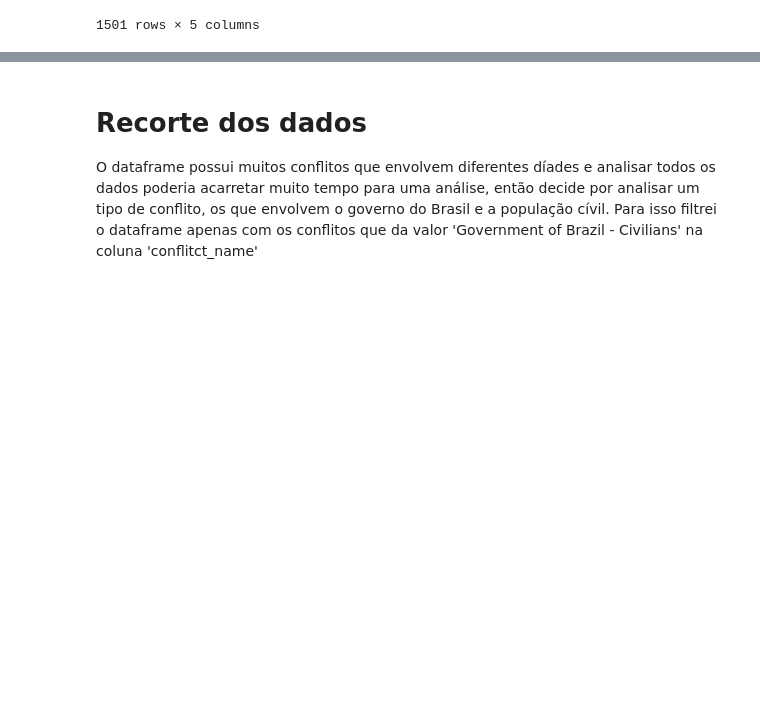
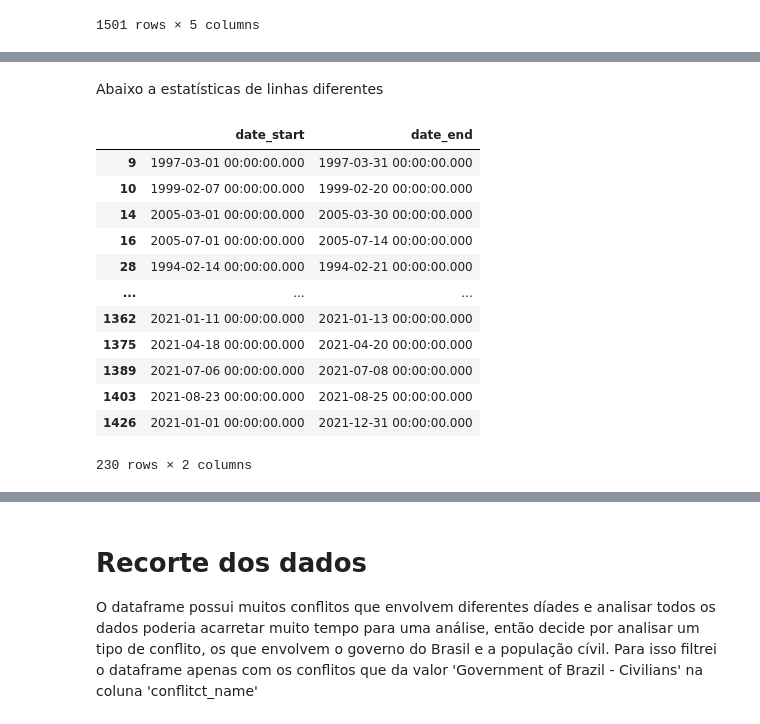
Before and after one commit to AlvaroSampaio/Brazilian-Lethal-violence, a Jupyter notebook: 01EDA.ipynb, the cells around one changed output, grey strips where cells are left out. Drawn from its saved outputs; the diff is of its cells as text; code cells hidden in the pictures; blank space fills up the shorter version.

```diff
--- a/01EDA.ipynb
+++ b/01EDA.ipynb
@@ -322,0 +340,20 @@ df = df.drop(columns=['source_article'])
+# %% [markdown]
+Abaixo a estatísticas de linhas diferentes
+# %%
+# Filter and display rows where 'dates_equal' is False
+df_dates_not_equal = df.loc[~df['dates_equal'], ['date_start', 'date_end']]
+df_dates_not_equal
+# %% [output]
+|  | date_start | date_end |
+| 9 | 1997-03-01 00:00:00.000 | 1997-03-31 00:00:00.000 |
+| 10 | 1999-02-07 00:00:00.000 | 1999-02-20 00:00:00.000 |
+| 14 | 2005-03-01 00:00:00.000 | 2005-03-30 00:00:00.000 |
+| 16 | 2005-07-01 00:00:00.000 | 2005-07-14 00:00:00.000 |
+| 28 | 1994-02-14 00:00:00.000 | 1994-02-21 00:00:00.000 |
+| ... | ... | ... |
+| 1362 | 2021-01-11 00:00:00.000 | 2021-01-13 00:00:00.000 |
+| 1375 | 2021-04-18 00:00:00.000 | 2021-04-20 00:00:00.000 |
+| 1389 | 2021-07-06 00:00:00.000 | 2021-07-08 00:00:00.000 |
+| 1403 | 2021-08-23 00:00:00.000 | 2021-08-25 00:00:00.000 |
+| 1426 | 2021-01-01 00:00:00.000 | 2021-12-31 00:00:00.000 |
+230 rows × 2 columns
```
Also changed, not shown: parts of 21 cells of this notebook.
